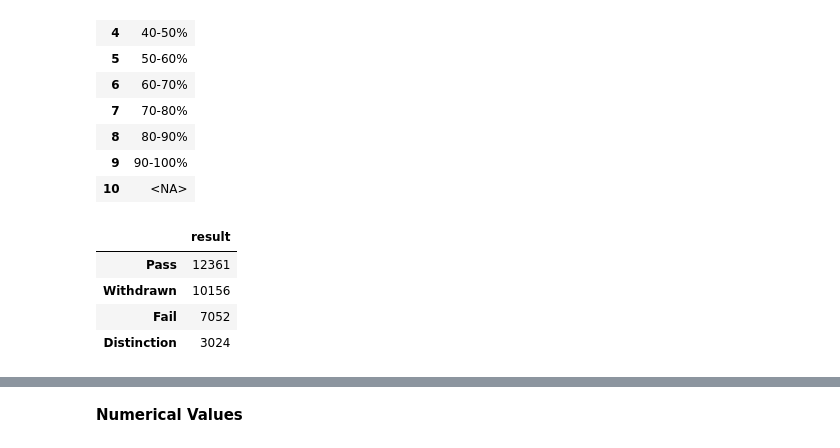
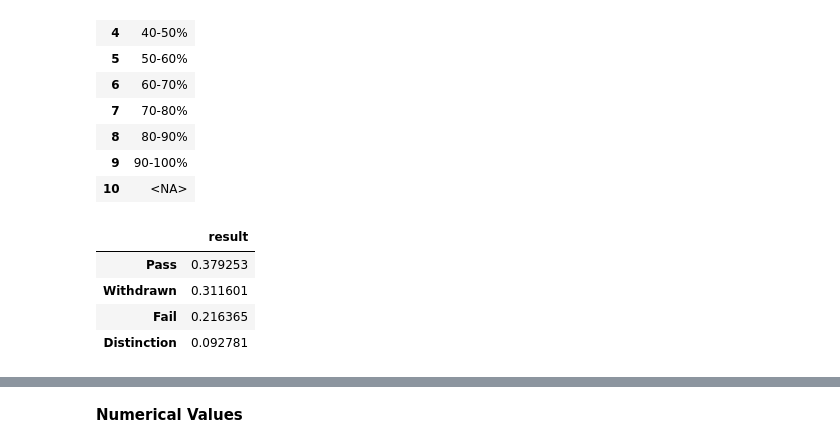
Before and after one commit to freyjagarner/Student-Data-Analysis, a Jupyter notebook: Capstone/Student_Info.ipynb, the cells around one changed output, grey strips where cells are left out. Cells and saved outputs as stored; diff of their text form; code cells hidden in the pictures.

Commit message:
add student result summary

```diff
--- a/Capstone/Student_Info.ipynb
+++ b/Capstone/Student_Info.ipynb
@@ -317,10 +352,11 @@ dataframe(stud_info['imd'].explode().unique(), columns=['imd']).sort_values(by='
 | 9 | 90-100% |
 | 10 | <NA> |
 # %%
-dataframe(stud_info['result'].value_counts())
+result_freqs = stud_info['result'].value_counts(normalize=True)
+dataframe(result_freqs)
 # %% [output]
 |  | result |
-| Pass | 12361 |
-| Withdrawn | 10156 |
-| Fail | 7052 |
-| Distinction | 3024 |
+| Pass | 0.379253 |
+| Withdrawn | 0.311601 |
+| Fail | 0.216365 |
+| Distinction | 0.092781 |
```
Also changed, not shown: parts of 14 cells of this notebook, 1 other file.
